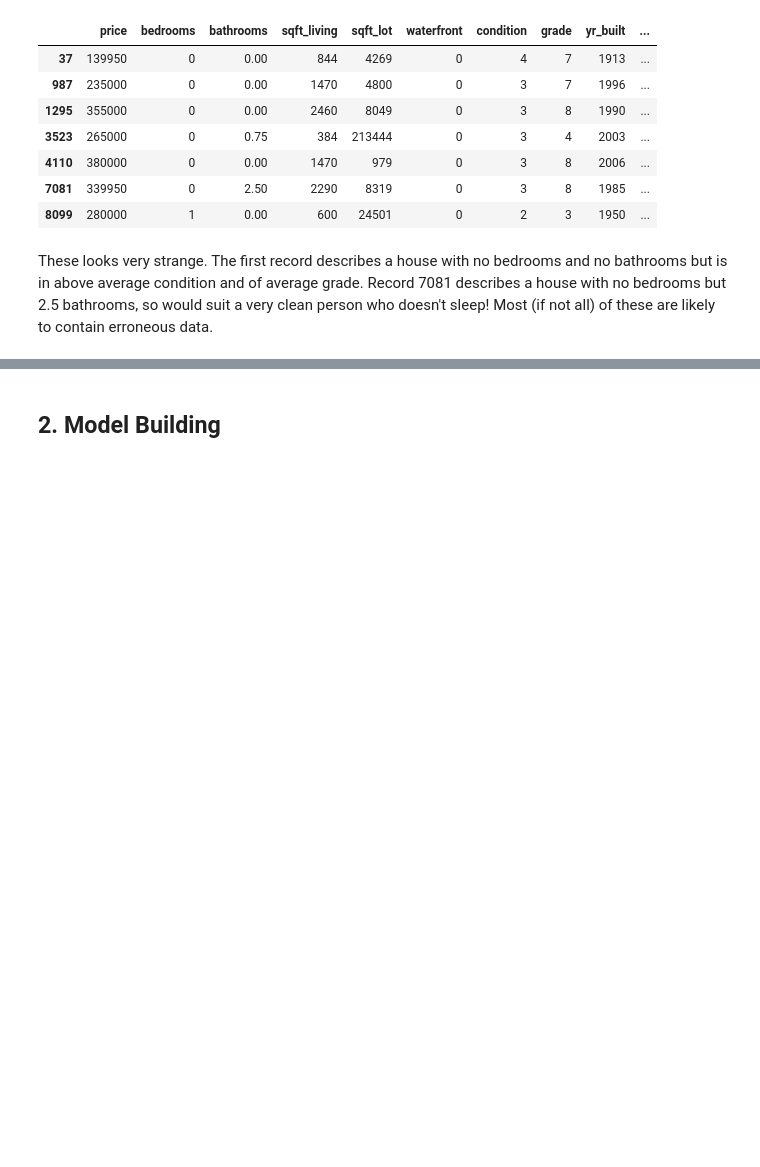
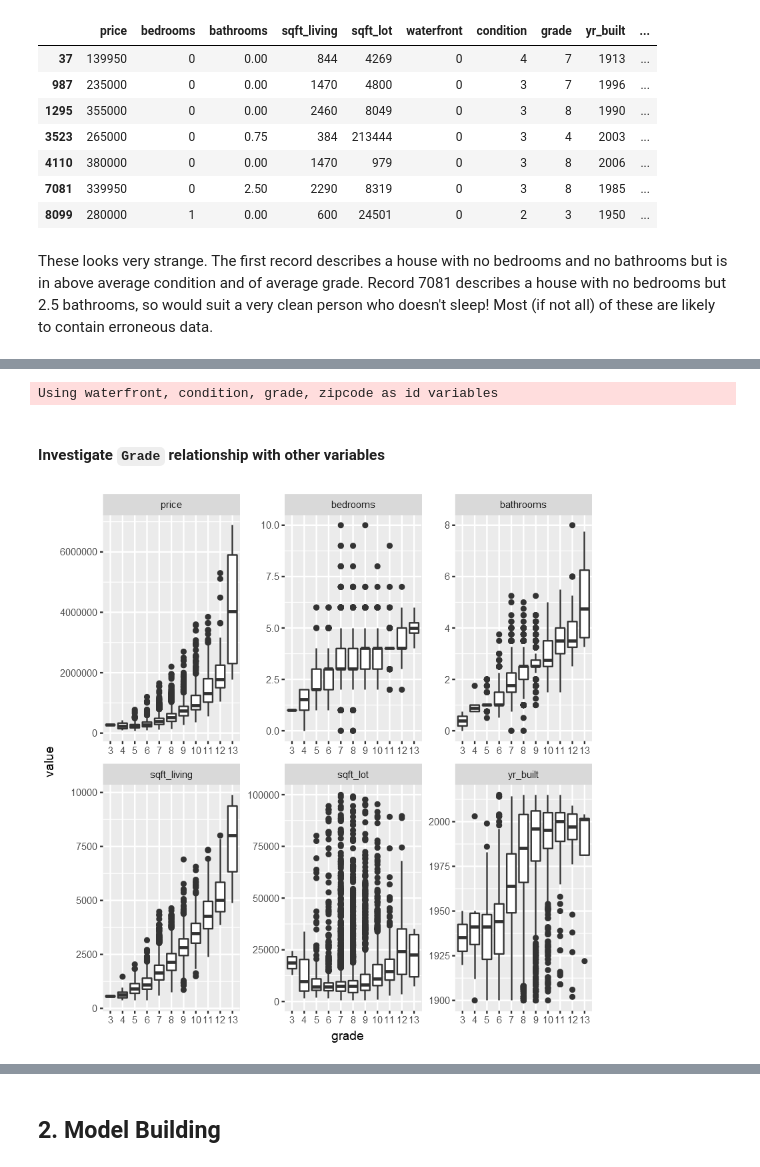
Before and after one commit to DanielTranDS/HousePrice-EDA-Modelling, a Jupyter notebook: HousePrice_Codes.ipynb, the cells around one changed output, grey strips where cells are left out. Cells and saved outputs as stored; diff of their text form; code cells hidden in the pictures; blank space fills up the shorter version.

```diff
--- a/HousePrice_Codes.ipynb
+++ b/HousePrice_Codes.ipynb
@@ -248,0 +340,6 @@ These looks very strange. The first record describes a house with no bedrooms an
+# %%
+train$waterfront <- as.factor(train$waterfront)
+train$condition <- as.factor(train$condition)
+train$grade <- as.factor(train$grade)
+train$zipcode <- as.factor(train$zipcode)
+str(train)
@@ -248,0 +358,16 @@ These looks very strange. The first record describes a house with no bedrooms an
+# %%
+#Reshape for visualization and remove outliers
+m1 <- melt(as.data.frame(train))
+m1 <- m1[!(m1$variable == "sqft_living" & m1$value > 10000),]
+m1 <- m1[!(m1$variable == "sqft_lot" & m1$value > 100000),]
+# %% [output]
+Using waterfront, condition, grade, zipcode as id variables
+# %% [markdown]
+#### Investigate `Grade` relationship with other variables
+# %%
+ggplot(m1,aes(x = grade,y = value)) +
+    facet_wrap(~variable, scales="free") +
+    geom_boxplot() +
+    scale_y_continuous(labels=function (n) {format(n, scientific=FALSE)})
+# %% [output]
+[figure, added]
```
Also changed, not shown: parts of 30 cells of this notebook.
